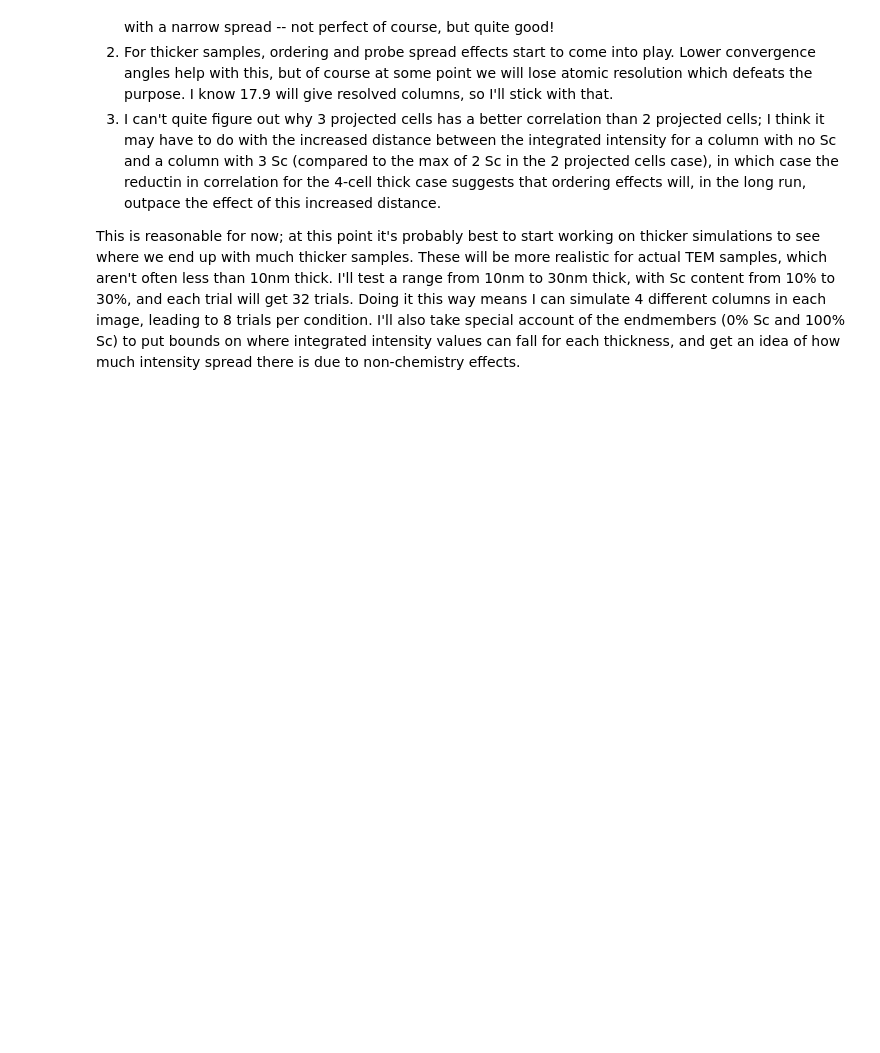
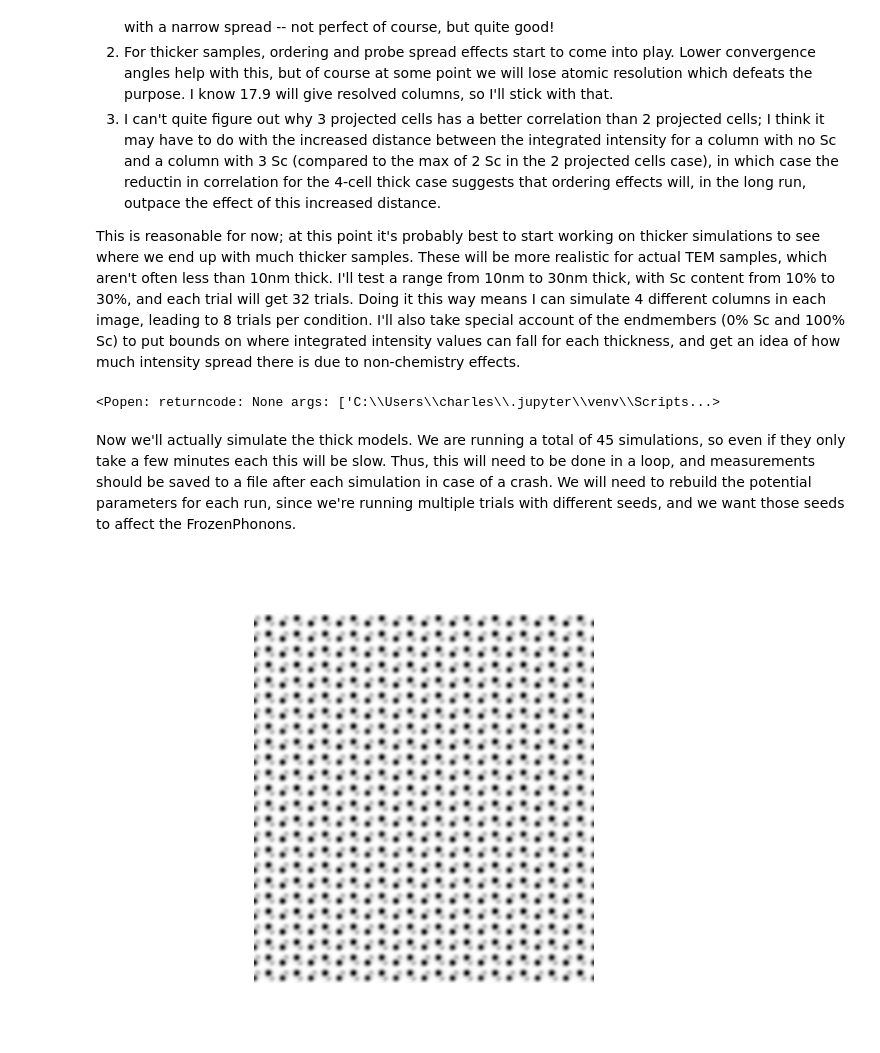
Before and after one commit to realitychemist/abtem_scripts, a Jupyter notebook: alscn_intensity_mapping_tests.ipynb, the cells around one changed output. Drawn from its saved outputs; the diff is of its cells as text; code cells hidden in the pictures; blank space fills up the shorter version.

Commit message:
Intensity mapping tests update
Finished AlScN thick model intensity testing

```diff
--- a/alscn_intensity_mapping_tests.ipynb
+++ b/alscn_intensity_mapping_tests.ipynb
@@ -273,11 +280,15 @@ thick_models = backend.build_from_cif(graphical.gui_get_path(),
 # %%
-# Warning: reusing this name, be careful of running this out of order
-chopped_models = [ase_funcs.split_by_projected_columns(model.atoms, kinds="Al") for model in thick_models]
-
-for cm, cond, model, seed in zip(chopped_models, conditions, thick_models, seeds):
+for model_idx, (cm, model) in enumerate(zip(chopped_models, thick_models)):
     new_cols = []
-    for col in cm:
-        column = ase_funcs.randomize_chem(Atoms(col), replacements={"Al": {"Sc": cond["c"]}}, prseed=seed)
+    for col_idx, col in enumerate(cm):
+        seednum = 4*model_idx+col_idx
+        if seednum <= 107:
+            seed = seeds[seednum]
+        else:
+            seed = 0  # Doesn't matter, these aren't being randomized
+        column = ase_funcs.randomize_chem(Atoms(col),
+                                          replacements={"Al": {"Sc": conditions[int(np.floor(model_idx/3))]["c"]}},
+                                          prseed=seed)
         new_cols.append(column)
 
     swap_list = []
@@ -290,3 +301,17 @@ for cm, cond, model, seed in zip(chopped_models, conditions, thick_models, seeds
         if atom.symbol in ["Al"]:
             new_symbol = next(entry["sym"] for entry in swap_list if entry["idx"] == atom.index)
             atom.symbol = new_symbol
+
+# Actual in-column % might be slightly off, especially for thinner models, so record it
+for model in thick_models:
+    model.atoms *= (4, 4, 1)  # Tile to 4x4 to avoid prove self-interference
+    syms = model.atoms.get_chemical_symbols()
+    n_Al, n_Sc = syms.count("Al"), syms.count("Sc")
+    actual_percent = n_Sc / (n_Al + n_Sc)
+    model.name = f"{actual_percent:0.4f}"  # Store in name, which is otherwise unused here
+
+view(thick_models[0].atoms)
+# %% [output]
+<Popen: returncode: None args: ['C:\\Users\\charles\\.jupyter\\venv\\Scripts...>
+# %% [markdown]
+Now we'll actually simulate the thick models.  We are running a total of 45 simulations, so even if they only take a few minutes each this will be slow.  Thus, this will need to be done in a loop, and measurements should be saved to a file after each simulation in case of a crash.  We will need to rebuild the potential parameters for each run, since we're running multiple trials with different seeds, and we want those seeds to affect the FrozenPhonons.
@@ -292,0 +351,20 @@ for cm, cond, model, seed in zip(chopped_models, conditions, thick_models, seeds
+# %%
+unpickle_file = graphical.gui_get_path(is_file=True)
+with open(unpickle_file, "rb") as upf:
+    thick_results = pickle.load(upf)
+# %%
+thk_imgs = []
+for result in thick_results:
+    res = result[0]  # Unwrap single element list
+    meas = res.measurement[0]
+    img = meas.interpolate(tuple([x/4 for x in res.grid.sampling]), kind="fft").tile((3, 3)).array  # Big so the FFT step works better
+    img = so.image_norm(img)
+    thk_imgs.append(img)
+# %%
+# Preview one of the images, if desired
+plt.clf()
+plt.imshow(thk_imgs[0], cmap="binary")
+plt.axis("off")
+plt.show()
+# %% [output]
+[figure, added]
```
Also changed, not shown: parts of 15 cells of this notebook, 5 other files.
